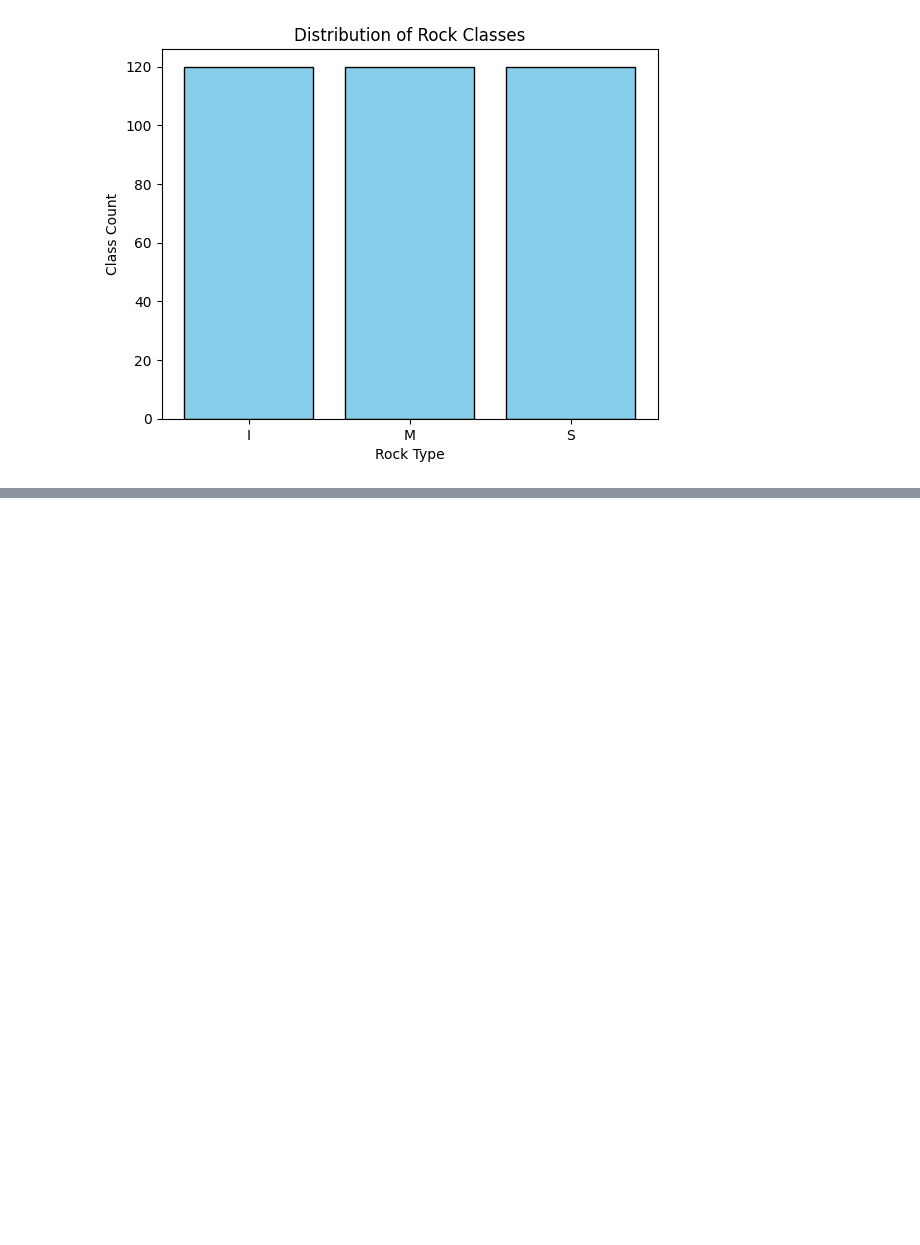
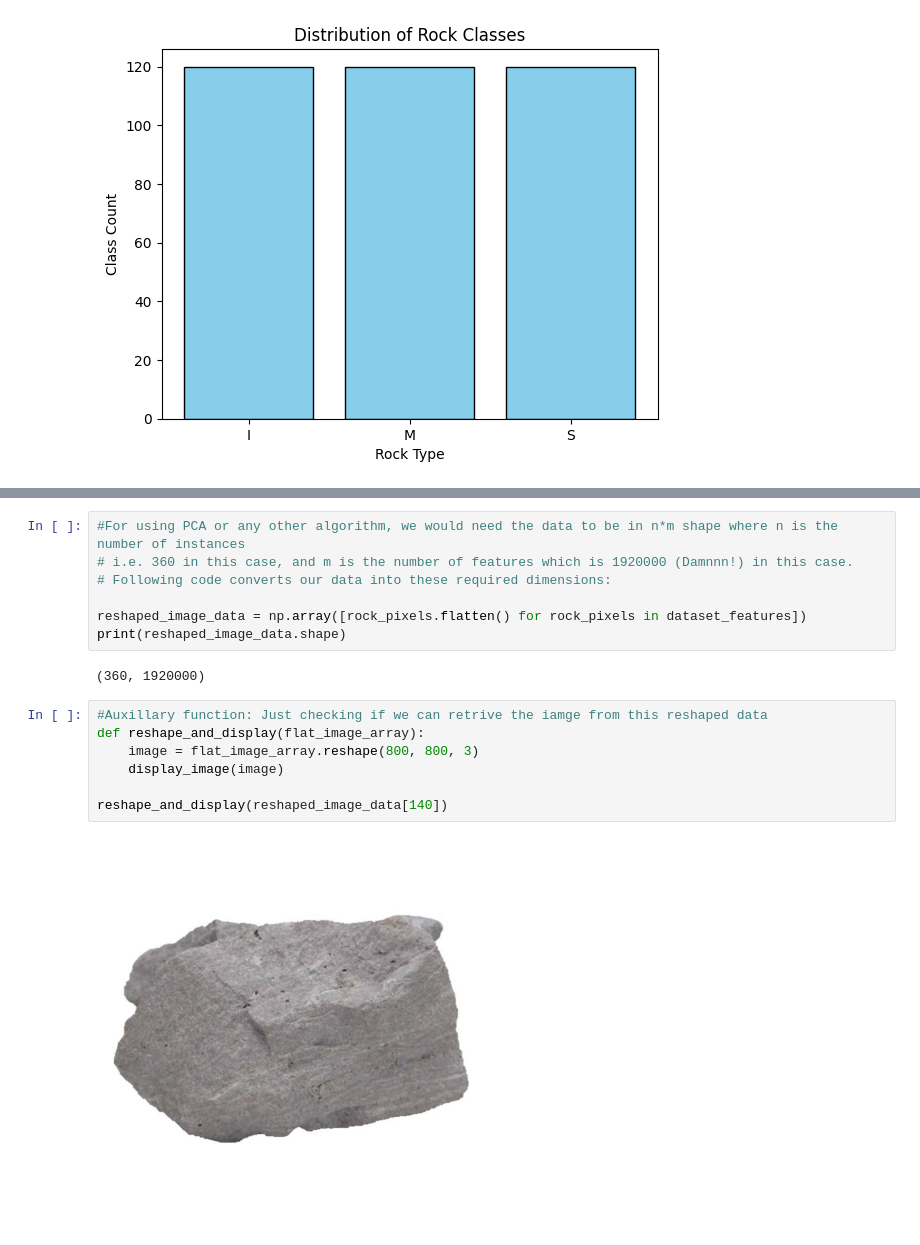
Before and after one commit to peterjheile/AML-HWK3-Q1, a Jupyter notebook: akanksha_part.ipynb, the cells around one changed output, grey strips where cells are left out. Saved outputs shown, nothing was run; the diff lists cells and outputs as text; blank space fills up the shorter version.

```diff
--- a/akanksha_part.ipynb
+++ b/akanksha_part.ipynb
@@ -72,0 +84,18 @@ Total Classes: 3
+# %%
+#For using PCA or any other algorithm, we would need the data to be in n*m shape where n is the number of instances
+# i.e. 360 in this case, and m is the number of features which is 1920000 (Damnnn!) in this case.
+# Following code converts our data into these required dimensions:
+
+reshaped_image_data = np.array([rock_pixels.flatten() for rock_pixels in dataset_features])
+print(reshaped_image_data.shape)
+# %% [output]
+(360, 1920000)
+# %%
+#Auxillary function: Just checking if we can retrive the iamge from this reshaped data
+def reshape_and_display(flat_image_array):
+    image = flat_image_array.reshape(800, 800, 3)
+    display_image(image)
+
+reshape_and_display(reshaped_image_data[140])
+# %% [output]
+[figure, added]
```
Also changed, not shown: parts of 3 cells of this notebook.
